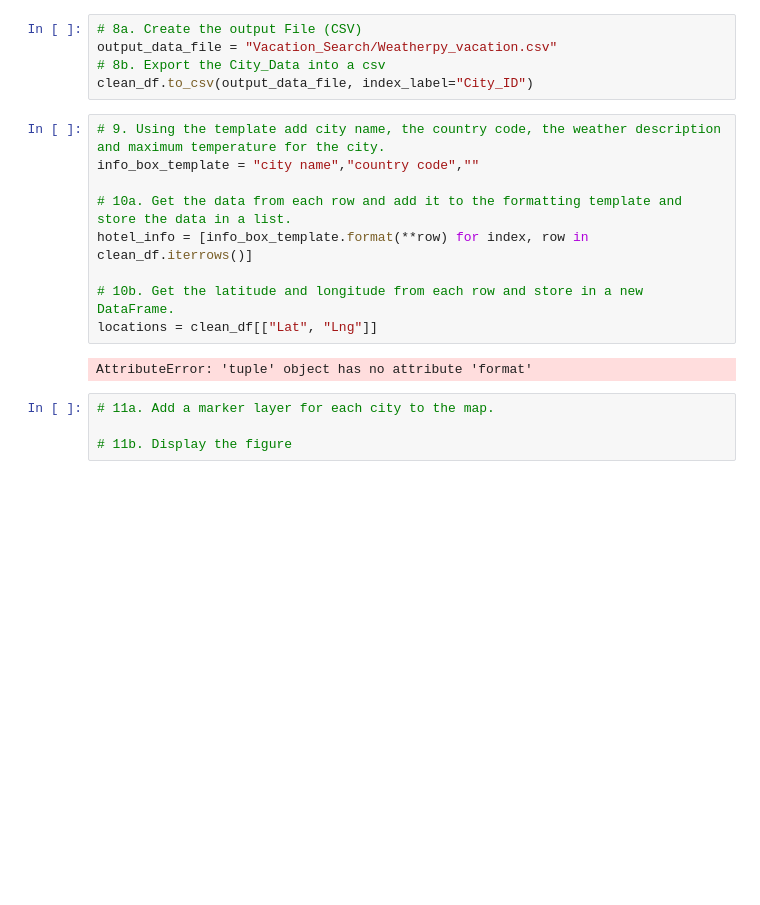
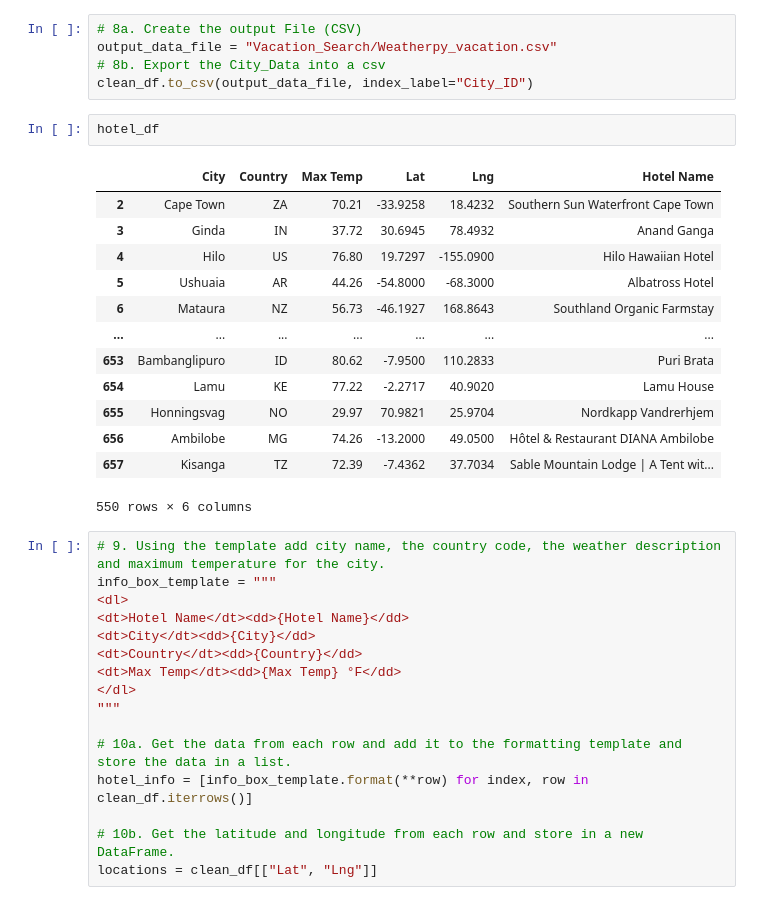
Before and after one commit to AbsoluteMorty/World_Weather_Analysis, a Jupyter notebook: Vacation_Search.ipynb, the cells around one changed output. Drawn from its saved outputs; the diff is of its cells as text; blank space fills up the shorter version.

```diff
--- a/Vacation_Search.ipynb
+++ b/Vacation_Search.ipynb
@@ -143,18 +151,35 @@ clean_df
 output_data_file = "Vacation_Search/Weatherpy_vacation.csv"
 # 8b. Export the City_Data into a csv
 clean_df.to_csv(output_data_file, index_label="City_ID")
+# %%
+hotel_df
+# %% [output]
+|  | City | Country | Max Temp | Lat | Lng | Hotel Name |
+| 2 | Cape Town | ZA | 70.21 | -33.9258 | 18.4232 | Southern Sun Waterfront Cape Town |
+| 3 | Ginda | IN | 37.72 | 30.6945 | 78.4932 | Anand Ganga |
+| 4 | Hilo | US | 76.80 | 19.7297 | -155.0900 | Hilo Hawaiian Hotel |
+| 5 | Ushuaia | AR | 44.26 | -54.8000 | -68.3000 | Albatross Hotel |
+| 6 | Mataura | NZ | 56.73 | -46.1927 | 168.8643 | Southland Organic Farmstay |
+| ... | ... | ... | ... | ... | ... | ... |
+| 653 | Bambanglipuro | ID | 80.62 | -7.9500 | 110.2833 | Puri Brata |
+| 654 | Lamu | KE | 77.22 | -2.2717 | 40.9020 | Lamu House |
+| 655 | Honningsvag | NO | 29.97 | 70.9821 | 25.9704 | Nordkapp Vandrerhjem |
+| 656 | Ambilobe | MG | 74.26 | -13.2000 | 49.0500 | Hôtel & Restaurant DIANA Ambilobe |
+| 657 | Kisanga | TZ | 72.39 | -7.4362 | 37.7034 | Sable Mountain Lodge | A Tent wit... |
+550 rows × 6 columns
 # %%
 # 9. Using the template add city name, the country code, the weather description and maximum temperature for the city.
-info_box_template = "city name","country code",""
+info_box_template = """
+<dl>
+<dt>Hotel Name</dt><dd>{Hotel Name}</dd>
+<dt>City</dt><dd>{City}</dd>
+<dt>Country</dt><dd>{Country}</dd>
+<dt>Max Temp</dt><dd>{Max Temp} °F</dd>
+</dl>
+"""
 
 # 10a. Get the data from each row and add it to the formatting template and store the data in a list.
 hotel_info = [info_box_template.format(**row) for index, row in clean_df.iterrows()]
 
 # 10b. Get the latitude and longitude from each row and store in a new DataFrame.
 locations = clean_df[["Lat", "Lng"]]
-# %% [output]
-AttributeError: 'tuple' object has no attribute 'format'
-# %%
-# 11a. Add a marker layer for each city to the map.
-
-# 11b. Display the figure
```
Also changed, not shown: parts of 7 cells of this notebook, 11 other files.
